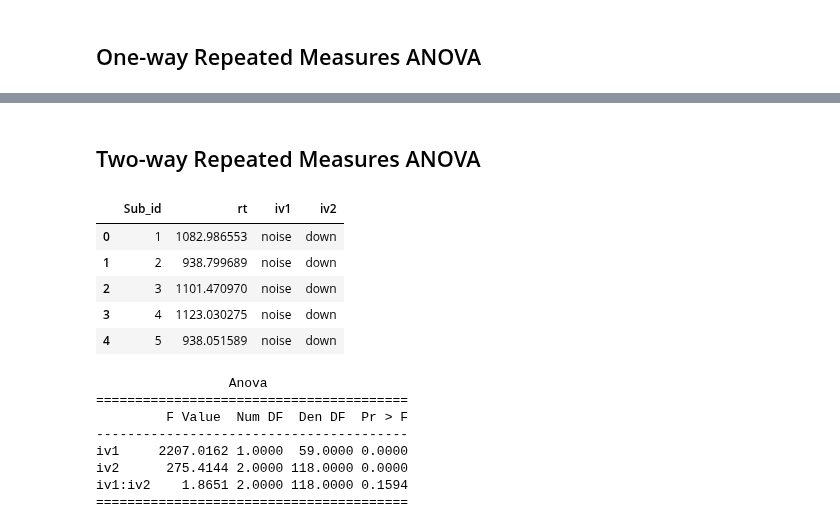
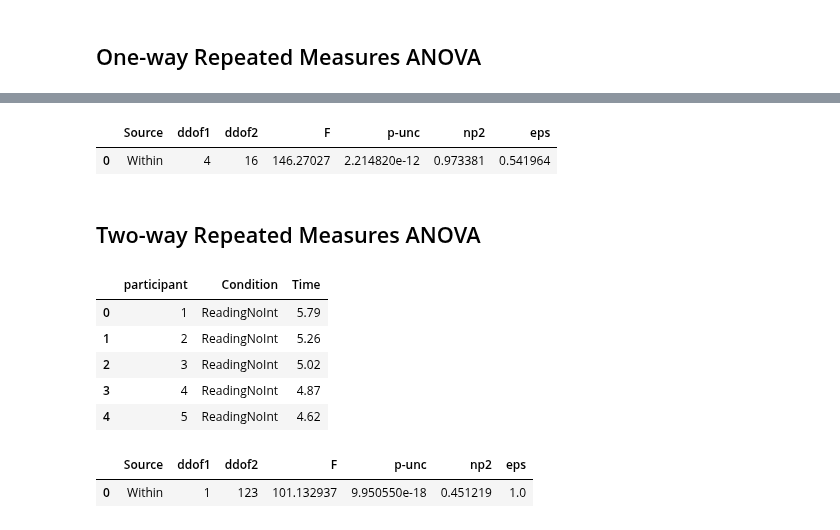
Before and after one commit to ethanweed/ExPsyLing, a Jupyter notebook: 2021/Notebooks/ANOVA_notebook1.ipynb, the cells around one changed output, grey strips where cells are left out. Cells and saved outputs as stored; diff of their text form; code cells hidden in the pictures.

Commit message:
finished draft of anova notebook 1

```diff
--- a/2021/Notebooks/ANOVA_notebook1.ipynb
+++ b/2021/Notebooks/ANOVA_notebook1.ipynb
@@ -106,31 +74,25 @@ TypeError: __init__() missing 1 required positional argument: 'subject'
+# %%
+pg.rm_anova(df)
+
+# for long format data, see: https://pingouin-stats.org/generated/pingouin.rm_anova.html#pingouin.rm_anova
+# %% [output]
+|  | Source | ddof1 | ddof2 | F | p-unc | np2 | eps |
+| 0 | Within | 4 | 16 | 146.27027 | 2.214820e-12 | 0.973381 | 0.541964 |
 # %% [markdown]
 ## Two-way Repeated Measures ANOVA
 # %%
-df = pd.read_csv("https://raw.githubusercontent.com/marsja/jupyter/master/Python_ANOVA/rmAOV2way.csv")
+df = pd.read_csv("https://raw.githubusercontent.com/ethanweed/ExPsyLing/master/datasets/stroop_2021_long.csv")
+#df = pd.read_csv("https://raw.githubusercontent.com/marsja/jupyter/master/Python_ANOVA/rmAOV1way.csv")
 df.head()
 # %% [output]
-|  | Sub_id | rt | iv1 | iv2 |
-| 0 | 1 | 1082.986553 | noise | down |
-| 1 | 2 | 938.799689 | noise | down |
-| 2 | 3 | 1101.470970 | noise | down |
-| 3 | 4 | 1123.030275 | noise | down |
-| 4 | 5 | 938.051589 | noise | down |
+|  | participant | Condition | Time |
+| 0 | 1 | ReadingNoInt | 5.79 |
+| 1 | 2 | ReadingNoInt | 5.26 |
+| 2 | 3 | ReadingNoInt | 5.02 |
+| 3 | 4 | ReadingNoInt | 4.87 |
+| 4 | 5 | ReadingNoInt | 4.62 |
-# %%
-#repeated measures ANOVA
-
-from statsmodels.stats.anova import AnovaRM
-
-model = AnovaRM(data = df, depvar = 'rt', subject = 'Sub_id', within = ['iv1', 'iv2'])
-
-res = model.fit()
-
-print(res)
-# %% [output]
-                 Anova
-========================================
-         F Value  Num DF  Den DF  Pr > F
-----------------------------------------
-iv1     2207.0162 1.0000  59.0000 0.0000
-iv2      275.4144 2.0000 118.0000 0.0000
-iv1:iv2    1.8651 2.0000 118.0000 0.1594
-========================================
+# %%
+pg.rm_anova(df)
+# %% [output]
+|  | Source | ddof1 | ddof2 | F | p-unc | np2 | eps |
+| 0 | Within | 1 | 123 | 101.132937 | 9.950550e-18 | 0.451219 | 1.0 |
```
Also changed, not shown: parts of 12 cells of this notebook.
